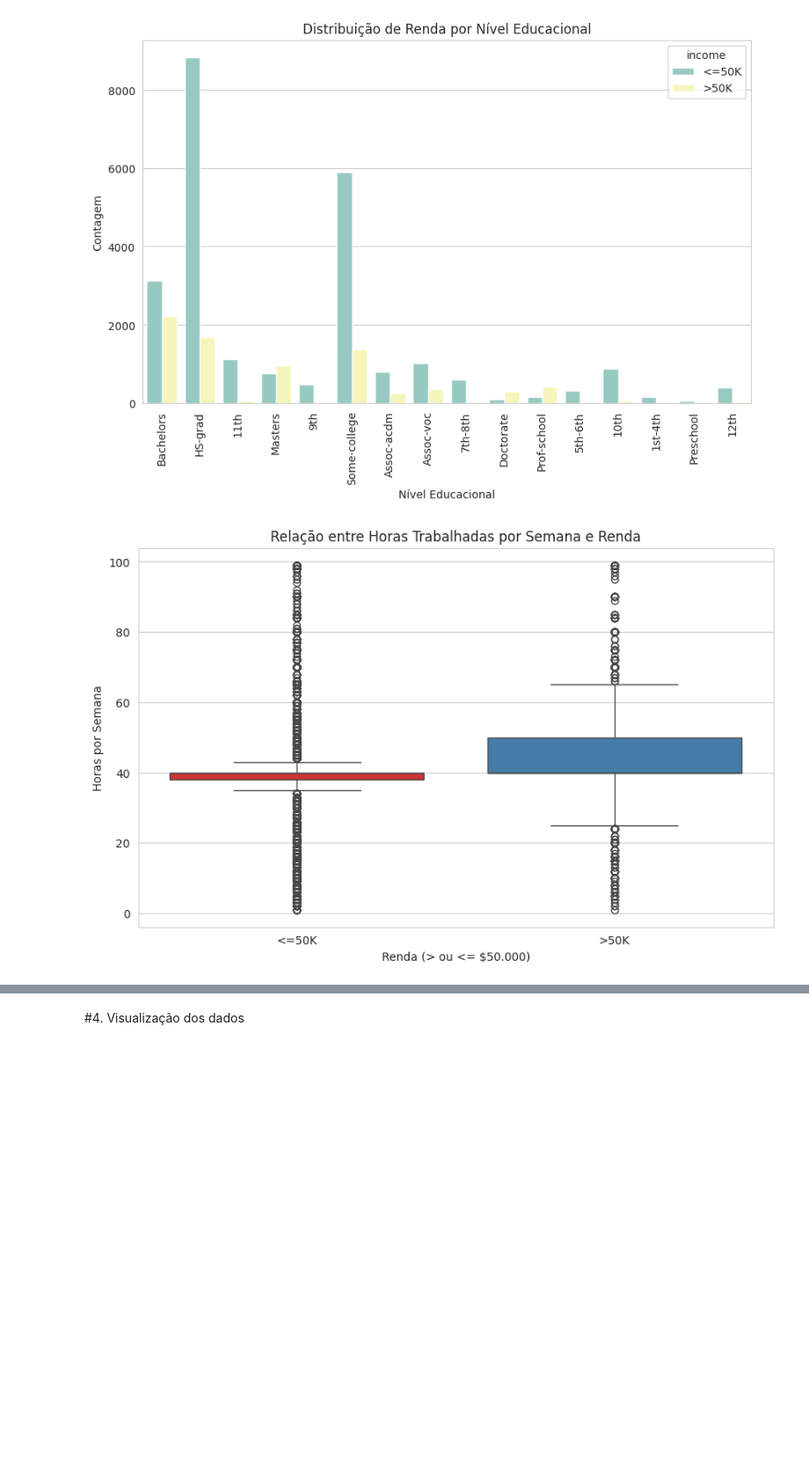
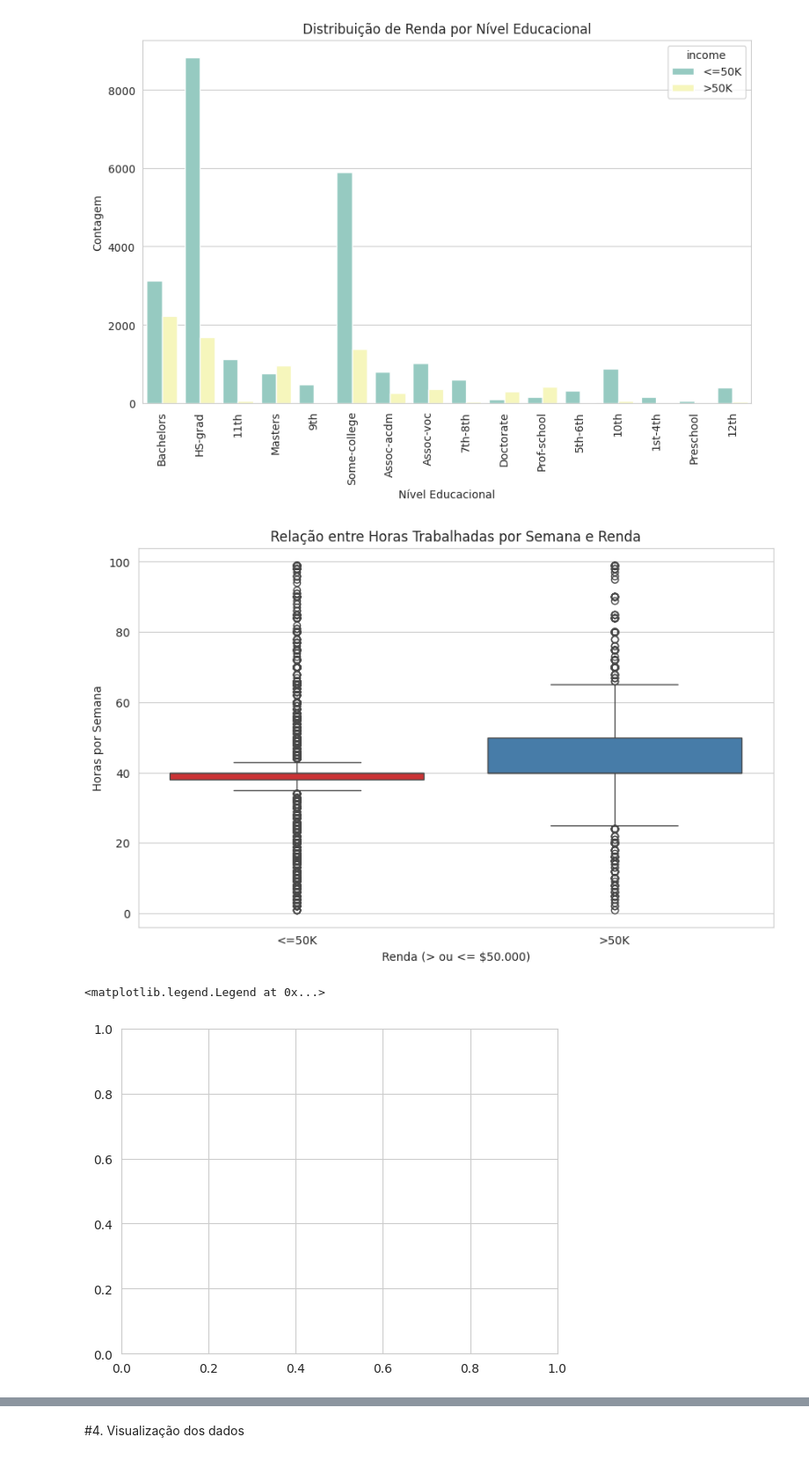
Before and after one commit to Elisf2024/Adult-income-analysis-MVP, a Jupyter notebook: MVP_Análise_de_Dados_e_boas_práticas.ipynb, the cells around one changed output, grey strips where cells are left out. Shown at 88% size. Cells and saved outputs as stored; diff of their text form; code cells hidden in the pictures; blank space fills up the shorter version.

```diff
--- a/MVP_Análise_de_Dados_e_boas_práticas.ipynb
+++ b/MVP_Análise_de_Dados_e_boas_práticas.ipynb
@@ -149,13 +149,16 @@ plt.show()
 # %%
 # Relação entre horas trabalhadas por semana e renda
 plt.figure(figsize=(10, 6))
 sns.boxplot(x='income', y='hours-per-week', hue='income', data=adult_data, palette='Set1', dodge=False, legend=False)
 plt.title('Relação entre Horas Trabalhadas por Semana e Renda')
 plt.xlabel('Renda (> ou <= $50.000)')
 plt.ylabel('Horas por Semana')
 plt.show()
+plt.legend([],[], frameon=False)
 # %% [output]
 [figure]
+<matplotlib.legend.Legend at 0x...>
+[figure, added]
 # %%
 # Selecionando apenas as variáveis numéricas do dataset
 numeric_data = adult_data.select_dtypes(include=[np.number])
```
